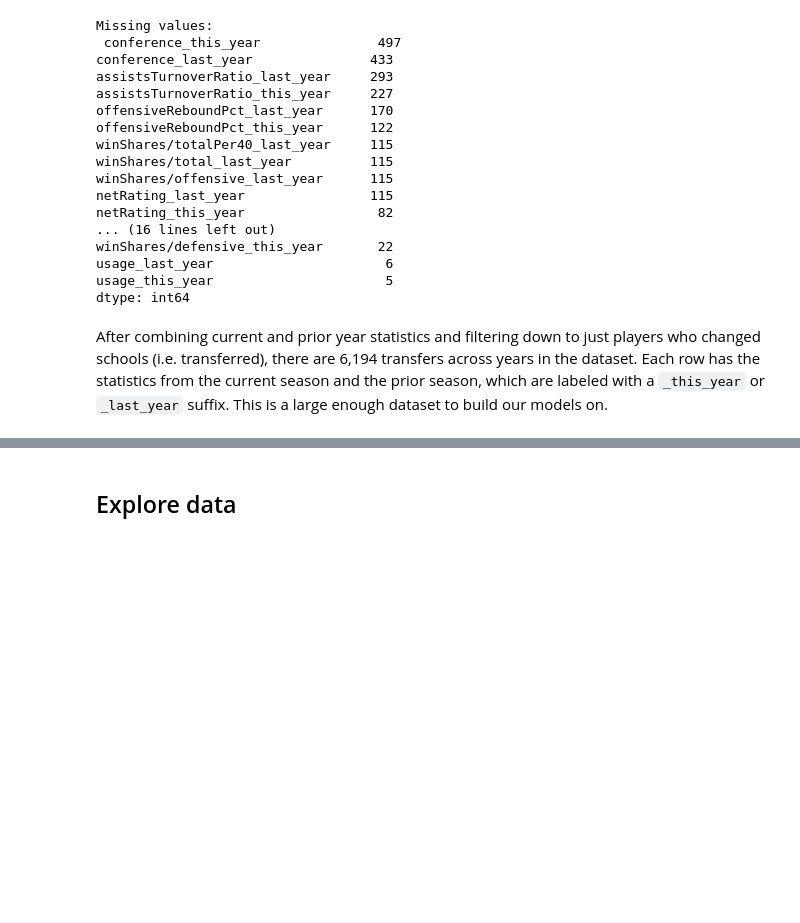
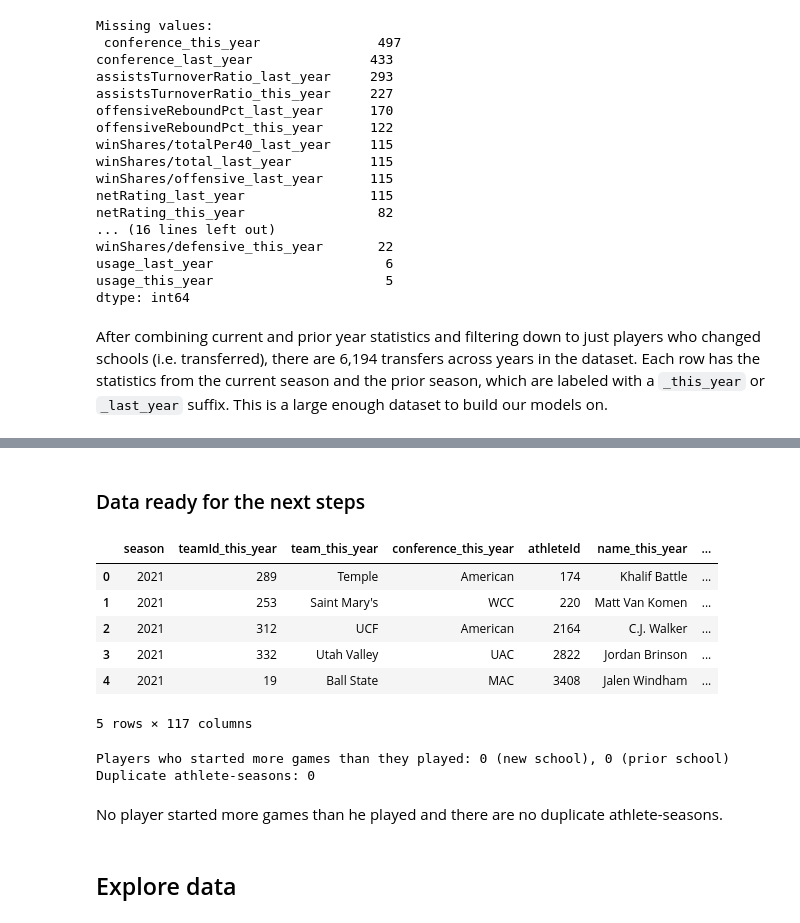
Before and after one commit to eviemcmahan/ds_3001_project_team_6, a Jupyter notebook: notebook.ipynb, the cells around one changed output, grey strips where cells are left out. Cells and saved outputs as stored; diff of their text form; code cells hidden in the pictures; blank space fills up the shorter version.

```diff
--- a/notebook.ipynb
+++ b/notebook.ipynb
@@ -556,0 +731,8 @@ transfers.to_csv("data/transfers.csv", index=False) # Save down the new transfer
+# %%
+rows_before = len(transfers_d1)
+transfers_d1 = transfers_d1[transfers_d1["games_this_year"] >= minimum_games].reset_index(drop=True) # Drop players without enough games
+
+print(f"\nTransfers before: {rows_before}, after: {len(transfers_d1)}")
+print(f"Starters: {transfers_d1['starter'].mean():.1%}")
+print(f"ESPN-ranked transfers kept: {transfers_d1['espn_preseason_rank'].notna().sum()}")
+print(f"\nTransfers by season:\n{transfers_d1['season'].value_counts().sort_index()}")
@@ -556,0 +784,6 @@ transfers.to_csv("data/transfers.csv", index=False) # Save down the new transfer
+# %%
+for shot in shot_types:
+    no_shots = transfers_d1[f"{shot}/attempted_last_year"] == 0 # Players who took no shots of this type
+    transfers_d1.loc[no_shots, f"{shot}/pct_last_year"] = np.nan # No attempts means the percentage is unknown, not 0
+
+transfers_d1["trueShootingPct_last_year"] = transfers_d1["trueShootingPct_last_year"] * 100
@@ -556,0 +798,19 @@ transfers.to_csv("data/transfers.csv", index=False) # Save down the new transfer
+# %%
+raw_stats = ["points", "assists", "steals", "blocks", "turnovers", "fouls", "rebounds/total", "rebounds/offensive", "rebounds/defensive",
+               "fieldGoals/attempted", "threePointFieldGoals/attempted", "freeThrows/attempted"]
+
+per_game_features = []
+for stat in raw_stats: # Loop through stats and replace them with per game metrics
+    name = stat.replace("/", "_") + "_per_game_last_year"
+    transfers_d1[name] = transfers_d1[f"{stat}_last_year"] / transfers_d1["games_last_year"]
+    per_game_features.append(name)
+
+
+# Win shares per game (the API only gives the per 40 version for the total, so we keep that one as is)
+for ws in ["offensive", "defensive"]:
+    transfers_d1[f"winShares_{ws}_per_game_last_year"] = transfers_d1[f"winShares/{ws}_last_year"] / transfers_d1["games_last_year"]
+    per_game_features.append(f"winShares_{ws}_per_game_last_year")
+
+transfers_d1["minutes_per_game_last_year"] = transfers_d1["minutes_last_year"] / transfers_d1["games_last_year"] # Minutes per game at prior school
+transfers_d1["start_rate_last_year"] = transfers_d1["starts_last_year"] / transfers_d1["games_last_year"] # Share of games he started at prior school
+transfers_d1["prior_school_d1"] = transfers_d1["prior_school_d1"].astype(int) # 1 if the prior school was D1
@@ -556,0 +846,9 @@ transfers.to_csv("data/transfers.csv", index=False) # Save down the new transfer
+# %%
+position_groups = {"G": "G", "PG": "G", "SG": "G", "F": "F", "SF": "F", "PF": "F", "C": "C", "ATH": "Other"} # How positions will be grouped
+transfers_d1["position_group"] = transfers_d1["position_last_year"].map(position_groups) # Map to position groups
+print(transfers_d1["position_group"].value_counts())
+
+position_dummies = pd.get_dummies(transfers_d1["position_group"], prefix="pos").astype(int)
+transfers_d1 = pd.concat([transfers_d1, position_dummies], axis=1)
+
+print(transfers_d1[["position_last_year", "position_group", "pos_C", "pos_F", "pos_G", "pos_Other"]].head(10))
@@ -557,3 +915,23 @@ transfers.to_csv("data/transfers.csv", index=False) # Save down the new transfer
+# %% [markdown]
+### Data ready for the next steps
+# %%
+transfers_d1.head()
+# %% [output]
+|  | season | teamId_this_year | team_this_year | conference_this_year | athleteId | name_this_year | ... |
+| 0 | 2021 | 289 | Temple | American | 174 | Khalif Battle | ... |
+| 1 | 2021 | 253 | Saint Mary's | WCC | 220 | Matt Van Komen | ... |
+| 2 | 2021 | 312 | UCF | American | 2164 | C.J. Walker | ... |
+| 3 | 2021 | 332 | Utah Valley | UAC | 2822 | Jordan Brinson | ... |
+| 4 | 2021 | 19 | Ball State | MAC | 3408 | Jalen Windham | ... |
+5 rows × 117 columns
+# %%
+print(f"Players who started more games than they played: {(transfers_d1['starts_this_year'] > transfers_d1['games_this_year']).sum()} (new school), {(transfers_d1['starts_last_year'] > transfers_d1['games_last_year']).sum()} (prior school)")
+print(f"Duplicate athlete-seasons: {transfers_d1.duplicated(['athleteId', 'season']).sum()}")
+# %% [output]
+Players who started more games than they played: 0 (new school), 0 (prior school)
+Duplicate athlete-seasons: 0
+# %% [markdown]
+No player started more games than he played and there are no duplicate athlete-seasons.
 # %% [markdown]
 ## Explore data
 # %%
```
Also changed, not shown: parts of 34 cells of this notebook.
